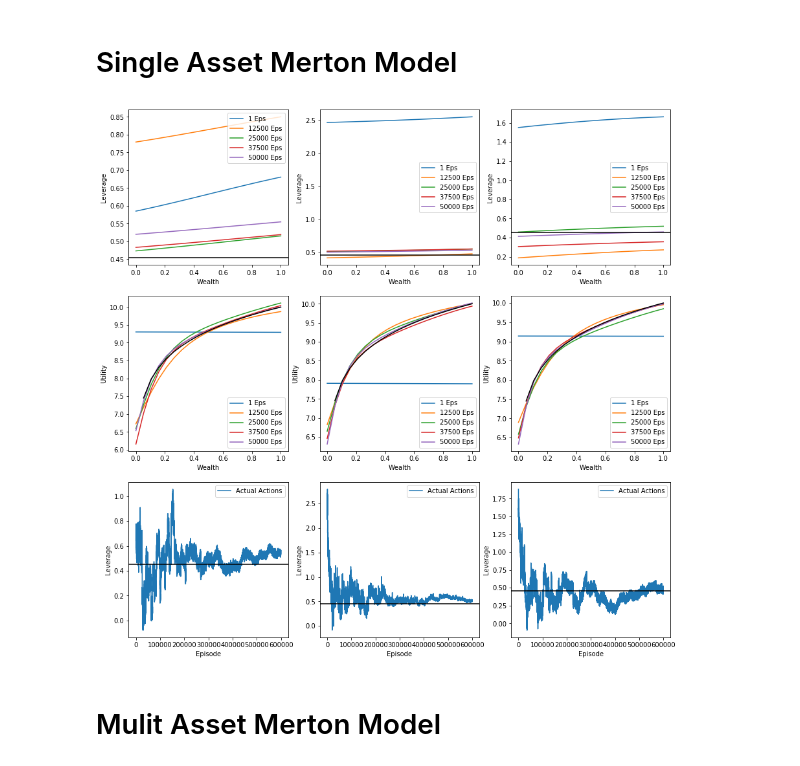
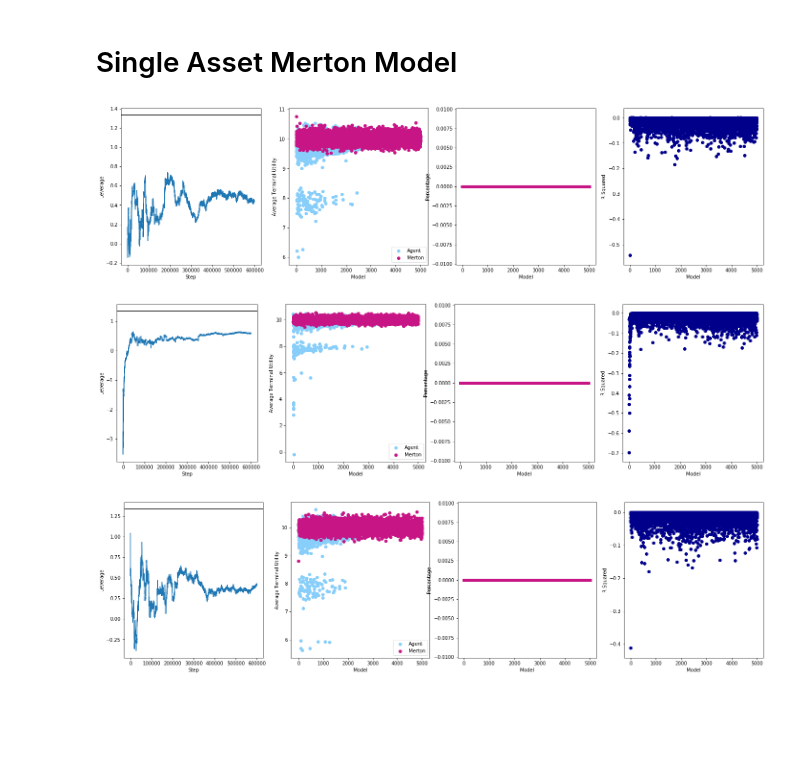
Before and after one commit to ansgarw/rl-portfolio, a Jupyter notebook: A2C Agent/AC Simulated.ipynb, the cells around one changed output. Cells and saved outputs as stored; diff of their text form; code cells hidden in the pictures; blank space fills up the shorter version.

Commit message:
New Wrapper

```diff
--- a/A2C Agent/AC Simulated.ipynb
+++ b/A2C Agent/AC Simulated.ipynb
@@ -11,93 +10,49 @@ import A2C_III as A2C
 # %% [markdown]
 # Single Asset Merton Model
 # %%
-# %%time
-
 # Model Parameters.
-Retrain_Frequency = 10
-Sigma_Range       = [2, 0.05]
-Sigma_Anneal      = 1
-
-Mu       = 0.06
-Sigma    = 0.35
-Row      = 1
-Rf       = 0.01
-Risk_Adv = 0.9
-
-Gamma  = (1 + Rf) ** (Risk_Adv - 1)
+Gamma  = (1 + 0.01) ** (0.9 - 1)
 N_Eps  = int(5e4)
 
 Actor_Hypers   = {"Learning Rate" : 0.075,
                   "Epoch"         : 1,
                   "Network Size"  : [4,4],
                   "Activation"    : "Sigmoid",
-                  "Alpha"         : 0.10}
+                  "Alpha"         : 0.10,
+                  "Batch Size"    : 0}
 
 Critic_Hypers = {"Learning Rate" : 0.05,
                  "Epoch"         : 10,
                  "Network Size"  : [4,4],
                  "Activation"    : "Sigmoid",
-                 "Alpha"         : 0.001}
-
+                 "Alpha"         : 0.001,
+                 "Batch Size"    : 0}
 
 
 # Function to facilitate mulitprocessing.
 def Run(seed):
     np.random.seed(seed)
     Merton_Env = gym.make('Simulated-v0')
-    Merton_Env.Set_Params(Mu = Mu, Sigma = Sigma, Row = Row, Rf = Rf,
+    Merton_Env.Set_Params(Mu = 0.06, Sigma = 0.35, Row = 1, Rf = 0.01,
                           Max_Leverage  = 750,
                           Min_Leverage  = -750,
                           Time_Horizon  = 1,
                           Time_Step     = 1/12,
-                          Risk_Aversion = Risk_Adv)
+                          Risk_Aversion = 0.9,
+                          State_Corrolations = [0.5, 0.0])
 
+    myAC = A2C.Actor_Critic(Merton_Env, Actor_Hypers, Critic_Hypers,
+                            Gamma = Gamma,    Sigma_Range = [2, 0.05],
+                            Sigma_Anneal = 1, Retrain_Frequency = 10)
 
-    myAC = A2C.Actor_Critic(Merton_Env, Actor_Hypers, Critic_Hypers, Gamma, Sigma_Range,
-                            Sigma_Anneal, Retrain_Frequency)
-    return myAC.Train(N_Eps, Plot = ('Mu', 'Merton_Sim'))
-
-
+    myWrapper = Wrapper.Factors_Wrapper(myAC)
+    myWrapper.Train(N_Eps, Plot = ['Mu','R_Squared', 'Merton_Benchmark', 'Percent_Merton_Action'])
 
 
 # Run the investigation...
 with mp.Pool(mp.cpu_count()) as pool:
-    Results = pool.map(Run, np.random.randint(0, int(1e9), 3))
-
-# Plot the results...
-f, ax = plt.subplots(3,3, figsize = (15, 15))
-for i in range(len(Results)):
-    for j in range(len(Results[i]['Merton_Sim'])):
-        ax[0, i].plot(np.linspace(0,1,20), Results[i]['Merton_Sim'][j]["Policy"], label = Results[i]['Merton_Sim'][j]["Title"])
-        ax[1, i].plot(np.linspace(0,1,20), Results[i]['Merton_Sim'][j]["Value"], label = Results[i]['Merton_Sim'][j]["Title"])
-
-    ax[0, i].set_xlabel("Wealth")
-    ax[0, i].set_ylabel("Leverage")
-    ax[0, i].axhline((Mu - Rf) / (Risk_Adv * (Sigma ** 2)), color = 'k')
-    ax[0, i].legend()
-
-    ax[1, i].set_xlabel("Wealth")
-    ax[1, i].set_ylabel("Utility")
-    ax[1, i].legend()
-
-    if Risk_Adv == 1:
-        ax[1, i].plot(np.linspace(0,1,20),
-                      [None] + list(np.log(np.linspace(0,1,20)[1::])),
-                      color = 'k')
-    else:
-        ax[1, i].plot(np.linspace(0,1,20),
-                      [None] + list((np.linspace(0,1,20)[1::] ** (1 - Risk_Adv)) / (1 - Risk_Adv)),
-                      color = 'k')
-
-
-    ax[2, i].plot(np.array(Results[i]['Mu']).reshape(-1), label = "Actual Actions")
-    ax[2, i].set_xlabel("Episode")
-    ax[2, i].set_ylabel("Leverage")
-    ax[2, i].axhline((Mu - Rf) / (Risk_Adv * (Sigma ** 2)), color = 'k')
-    ax[2, i].legend()
-
-plt.show()
+    _ = pool.map(Run, np.random.randint(0, int(1e9), 3))
 # %% [output]
-[figure, old version]
+[figure, new version]
+[figure, added]
+[figure, added]
-# %% [markdown]
-# Mulit Asset Merton Model
```
Also changed, not shown: parts of 3 cells of this notebook, 2 other files.
